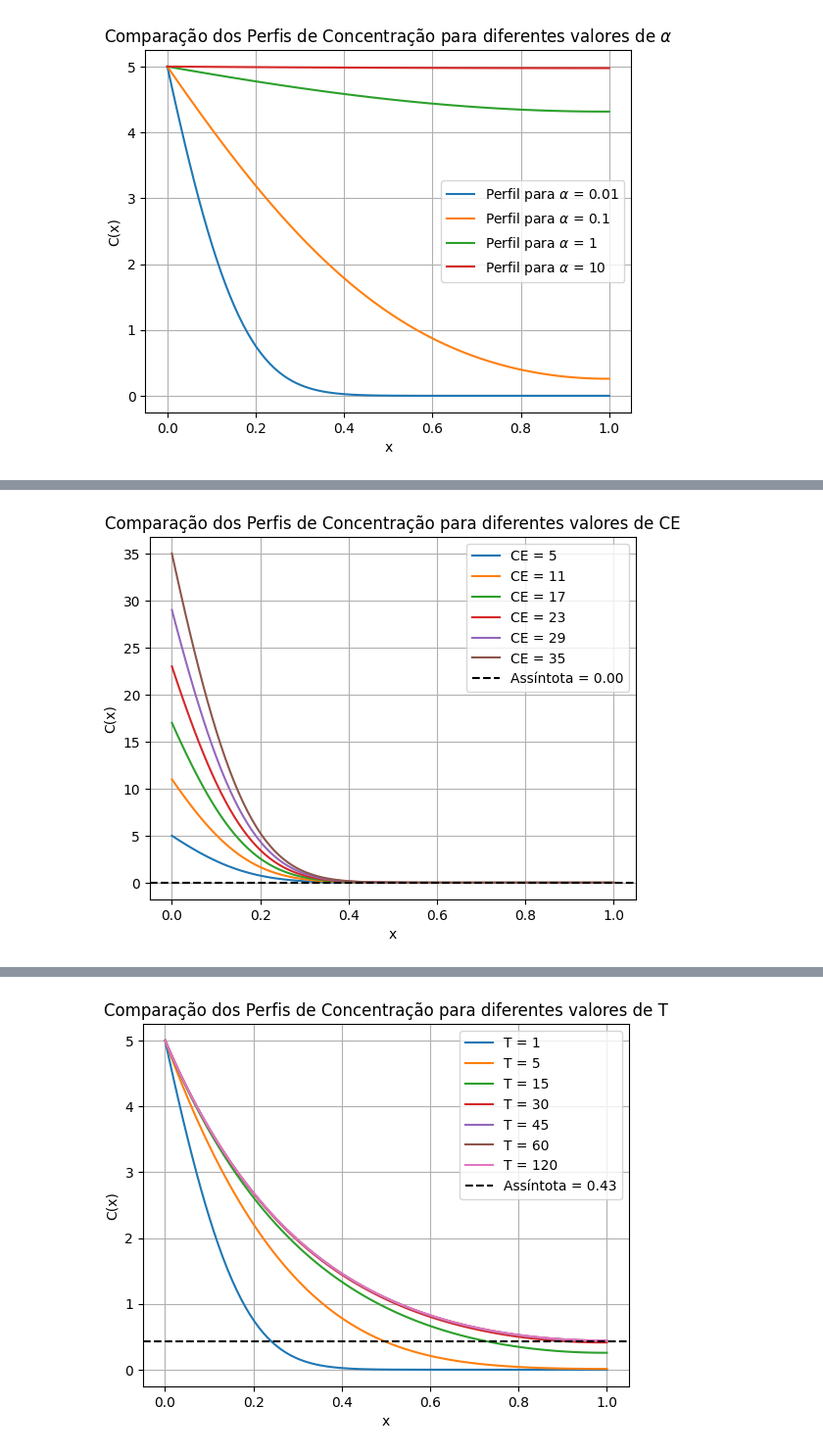
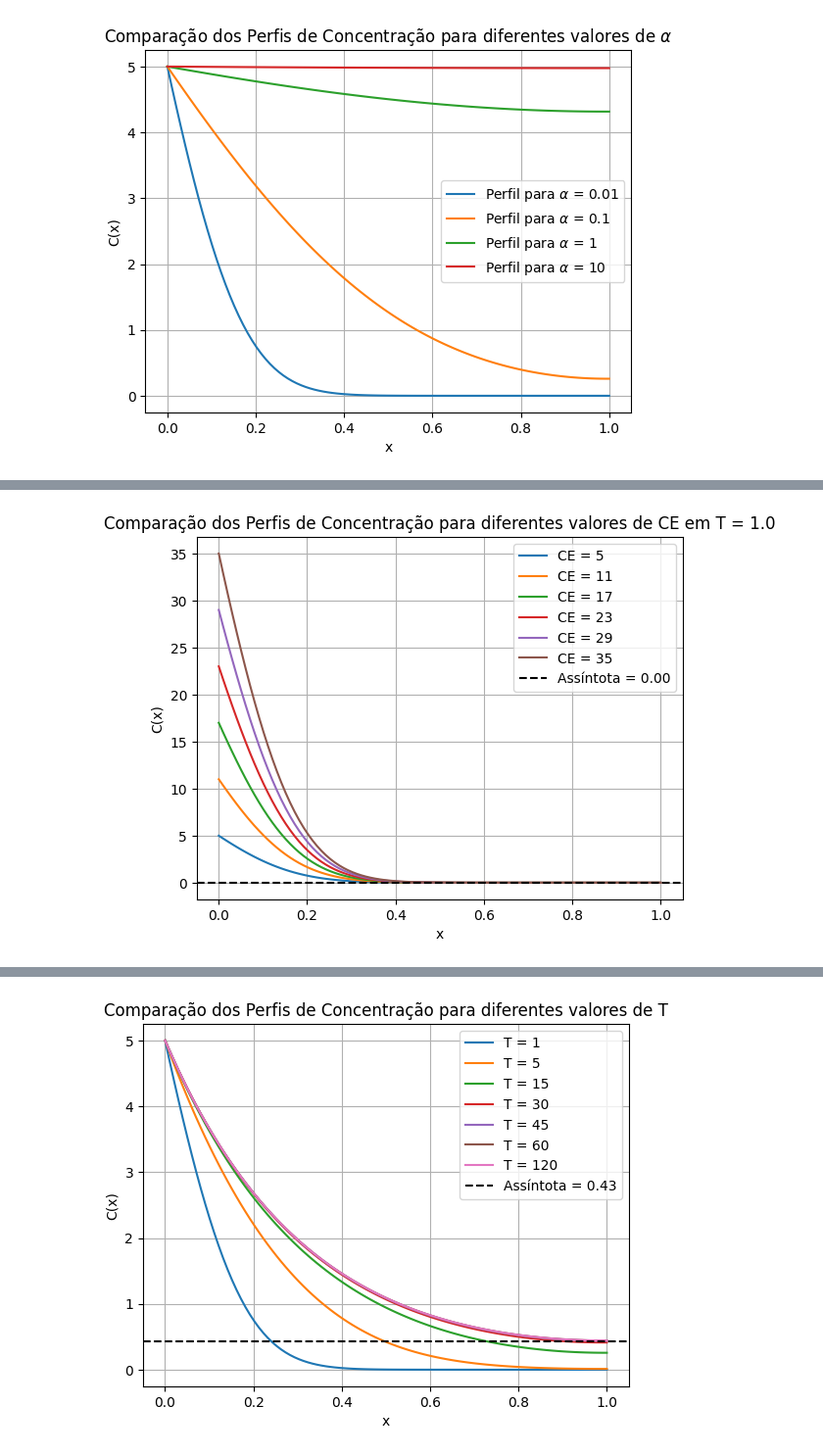
Before and after one commit to ViniciusCMB/Metodos_Num, a Jupyter notebook: trabalho3.ipynb, the cells around one changed output, grey strips where cells are left out. Shown at 98% size. Saved outputs shown, nothing was run; the diff lists cells and outputs as text; code cells hidden in the pictures.

```diff
--- a/trabalho3.ipynb
+++ b/trabalho3.ipynb
@@ -213,32 +318,32 @@ Lx = 1.0  # comprimento do domínio
 Nx = 100  # número de pontos no espaço
 alpha = 0.01  # constante alpha
 k = 0.1  # constante k
 dt = 0.01  # passo no tempo
 T = 1.0  # tempo total
 
 # Condições de contorno
 CE_values = np.arange(5, 36, 6)  # valor de C em x = 0
 
 valores_finais = []
 
 for CE in CE_values:
     C, x = funcao_C(T, Nx, Lx, alpha, k, dt, CE)
     plt.plot(x, C, label=f'CE = {CE}')
     valores_finais.append(C[-1])
 
 # Calculando a média dos valores finais
 media_valores_finais = np.mean(valores_finais)
 
 # Plotando a assíntota
 plt.axhline(y=media_valores_finais, color='black', linestyle='--', label=f'Assíntota = {media_valores_finais:.2f}')
 
 plt.xlabel('x')
 plt.ylabel('C(x)')
 plt.grid()
-titulo = 'Comparação dos Perfis de Concentração para diferentes valores de CE'
+titulo = 'Comparação dos Perfis de Concentração para diferentes valores de CE em T = 1.0'
 plt.title(titulo)
 plt.legend()
 # plt.show()
 plt.savefig('docs/img/trab3/'+titulo+'.png')
 # %% [output]
-[figure, old version]
+[figure, new version]
```
Also changed, not shown: parts of 34 cells of this notebook, 12 other files.
